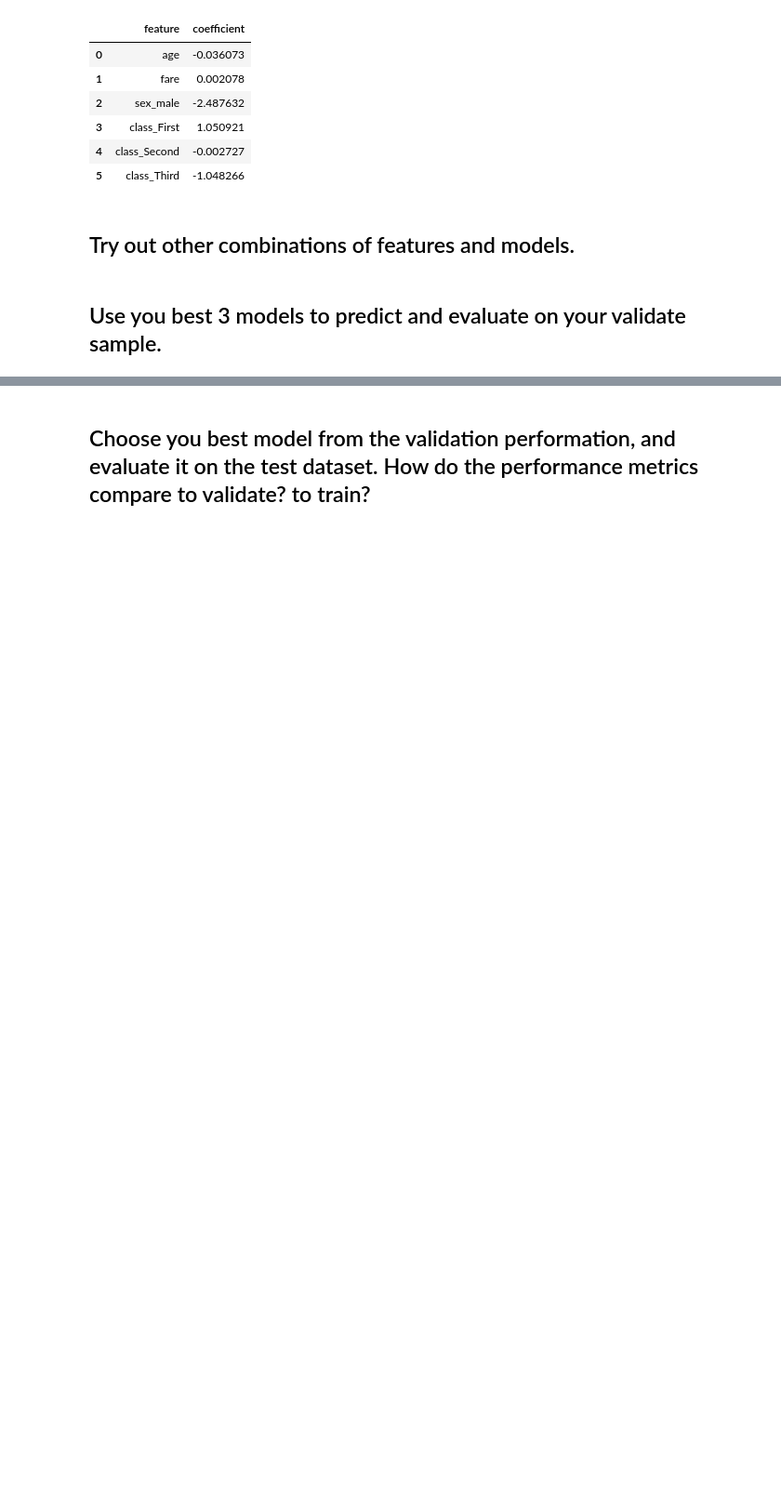
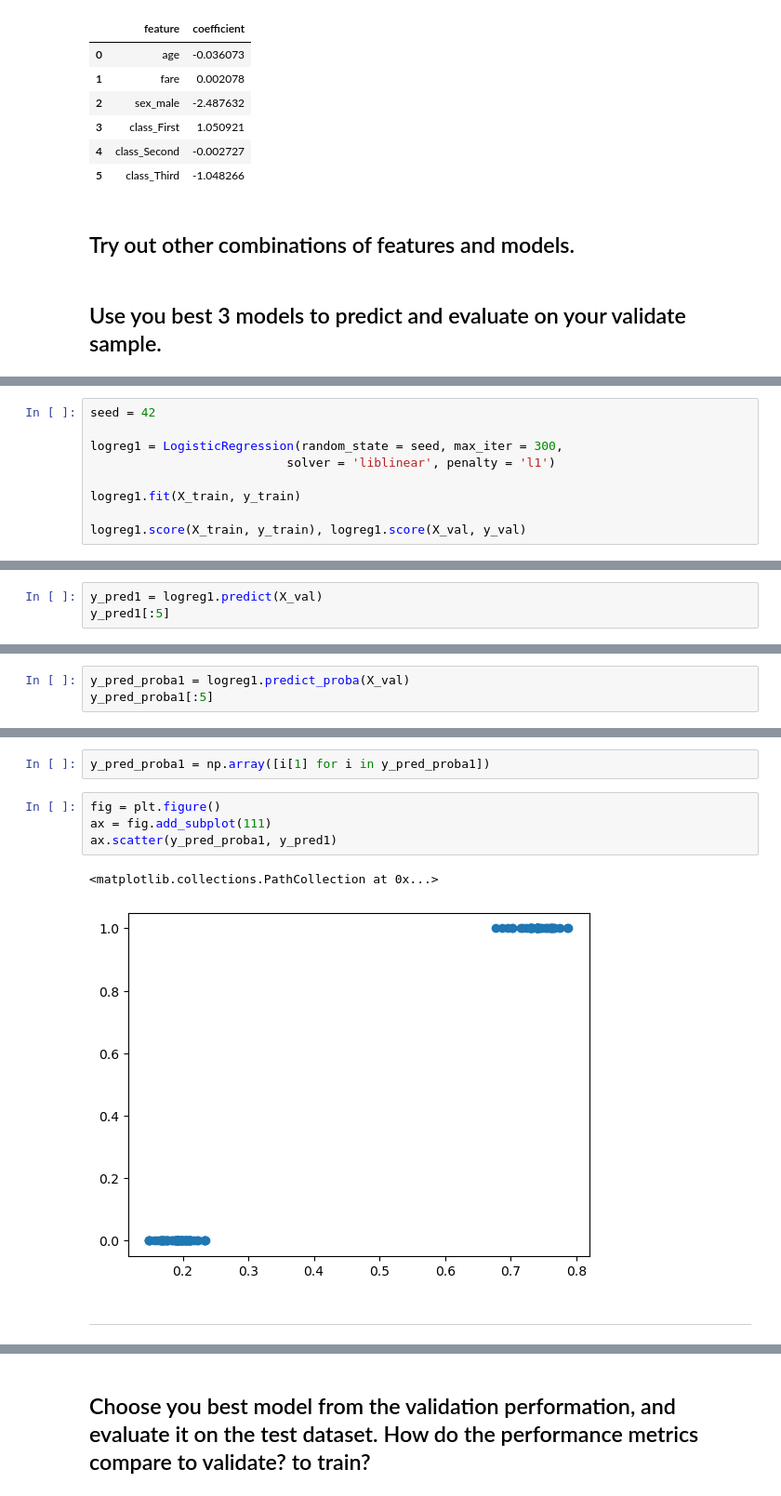
Before and after one commit to Msalazar2/classification-exercises, a Jupyter notebook: logistic_regression.ipynb, the cells around one changed output, grey strips where cells are left out. Shown: that part at 93% size. Cells and saved outputs as stored; diff of their text form; blank space fills up the shorter version.

```diff
--- a/logistic_regression.ipynb
+++ b/logistic_regression.ipynb
@@ -128,0 +149,9 @@ pd.DataFrame({'feature': X_train.columns,
+# %%
+seed = 42
+
+logreg1 = LogisticRegression(random_state = seed, max_iter = 300,
+                           solver = 'liblinear', penalty = 'l1')
+
+logreg1.fit(X_train, y_train)
+
+logreg1.score(X_train, y_train), logreg1.score(X_val, y_val)
@@ -128,0 +175,3 @@ pd.DataFrame({'feature': X_train.columns,
+# %%
+y_pred1 = logreg1.predict(X_val)
+y_pred1[:5]
@@ -128,0 +180,3 @@ pd.DataFrame({'feature': X_train.columns,
+# %%
+y_pred_proba1 = logreg1.predict_proba(X_val)
+y_pred_proba1[:5]
@@ -128,0 +205,11 @@ pd.DataFrame({'feature': X_train.columns,
+# %%
+y_pred_proba1 = np.array([i[1] for i in y_pred_proba1])
+# %%
+fig = plt.figure()
+ax = fig.add_subplot(111)
+ax.scatter(y_pred_proba1, y_pred1)
+# %% [output]
+<matplotlib.collections.PathCollection at 0x...>
+[figure, added]
+# %% [markdown]
+---
```
Also changed, not shown: parts of 35 cells of this notebook.
